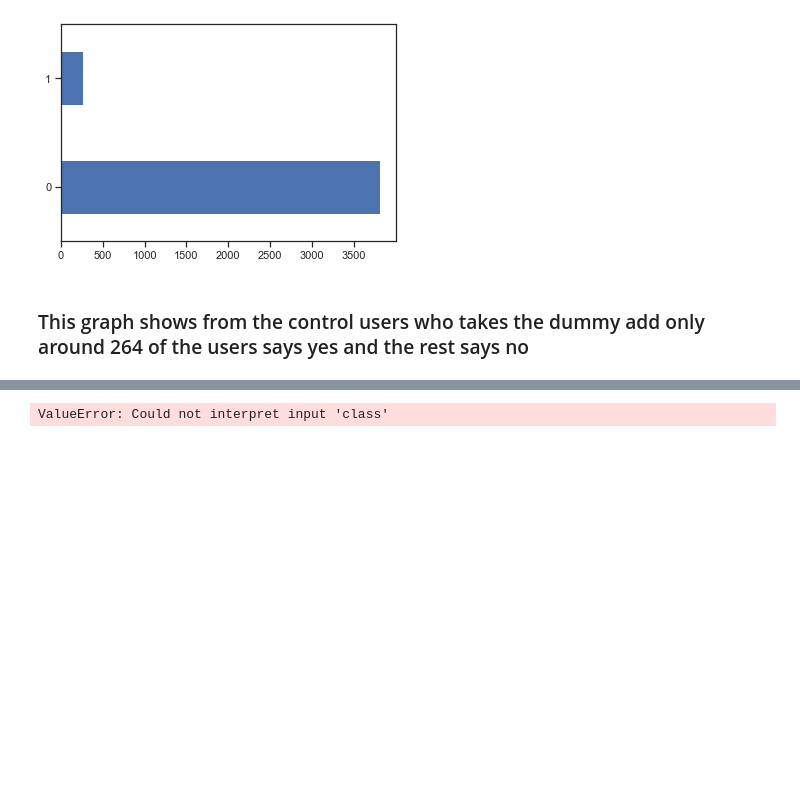
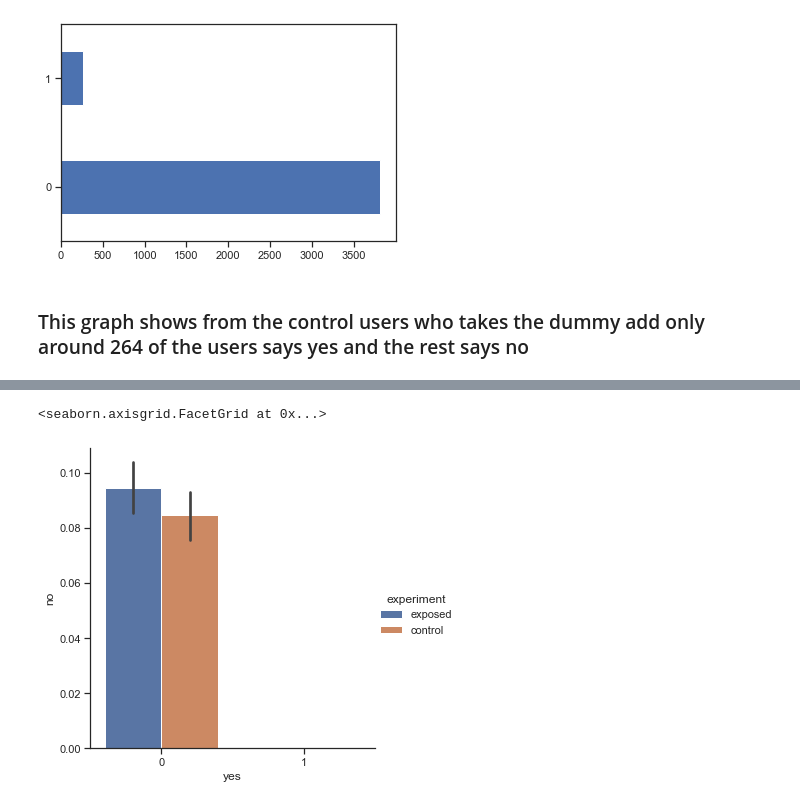
Before and after one commit to RYees/A-B-testing, a Jupyter notebook: notebooks/ab_dataframe.ipynb, the cells around one changed output, grey strips where cells are left out. Drawn from its saved outputs; the diff is of its cells as text; code cells hidden in the pictures; blank space fills up the shorter version.

```diff
--- a/notebooks/ab_dataframe.ipynb
+++ b/notebooks/ab_dataframe.ipynb
@@ -197,4 +203,5 @@ user_grp.get_group('control')['yes'].value_counts()[0:5].plot(kind='barh')
 # %%
-sns.catplot(x="yes", y="no", hue="class", kind="bar", data=df)
+sns.catplot(x="yes", y="no", hue="experiment", kind="bar", data=df)
 # %% [output]
-ValueError: Could not interpret input 'class'
+<seaborn.axisgrid.FacetGrid at 0x...>
+[figure, added]
```
Also changed, not shown: parts of 18 cells of this notebook.
